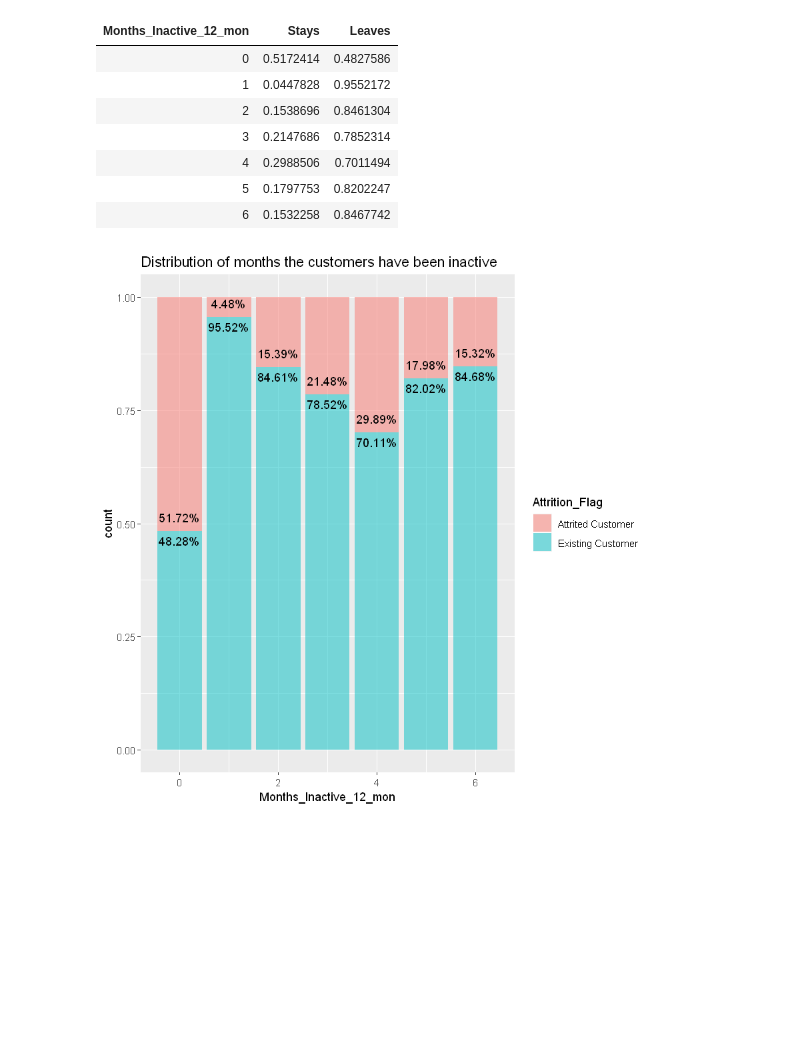
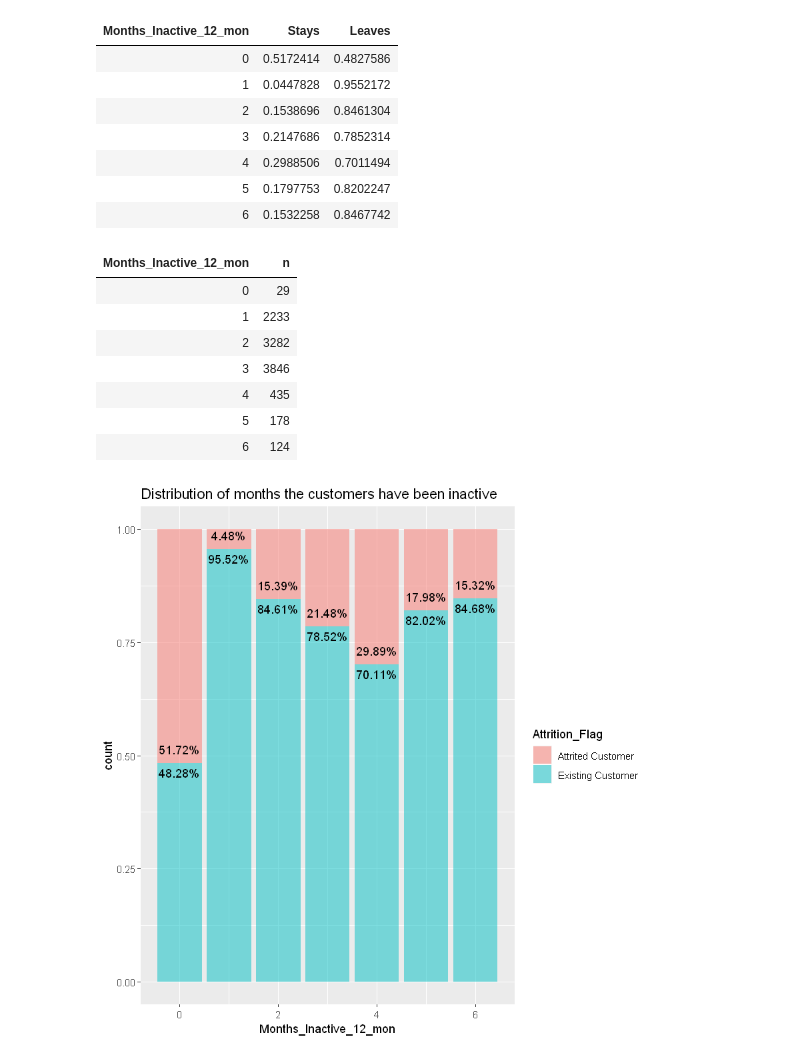
Before and after one commit to WeAreVR/Biba, a Jupyter notebook: BIBA.ipynb, the cells around one changed output. Cells and saved outputs as stored; diff of their text form; code cells hidden in the pictures; blank space fills up the shorter version.

```diff
--- a/BIBA.ipynb
+++ b/BIBA.ipynb
@@ -199,6 +204,19 @@ better_Attrition_Flag_And_Months_Inactive
 | 4 | 0.2988506 | 0.7011494 |
 | 5 | 0.1797753 | 0.8202247 |
 | 6 | 0.1532258 | 0.8467742 |
+# %%
+dataset %>%
+count(Months_Inactive_12_mon)%>%
+group_by(Months_Inactive_12_mon)
+# %% [output]
+| Months_Inactive_12_mon | n |
+| 0 | 29 |
+| 1 | 2233 |
+| 2 | 3282 |
+| 3 | 3846 |
+| 4 | 435 |
+| 5 | 178 |
+| 6 | 124 |
 # %%
 dataset %>%
 ggplot()+
```
Also changed, not shown: parts of 22 cells of this notebook.
